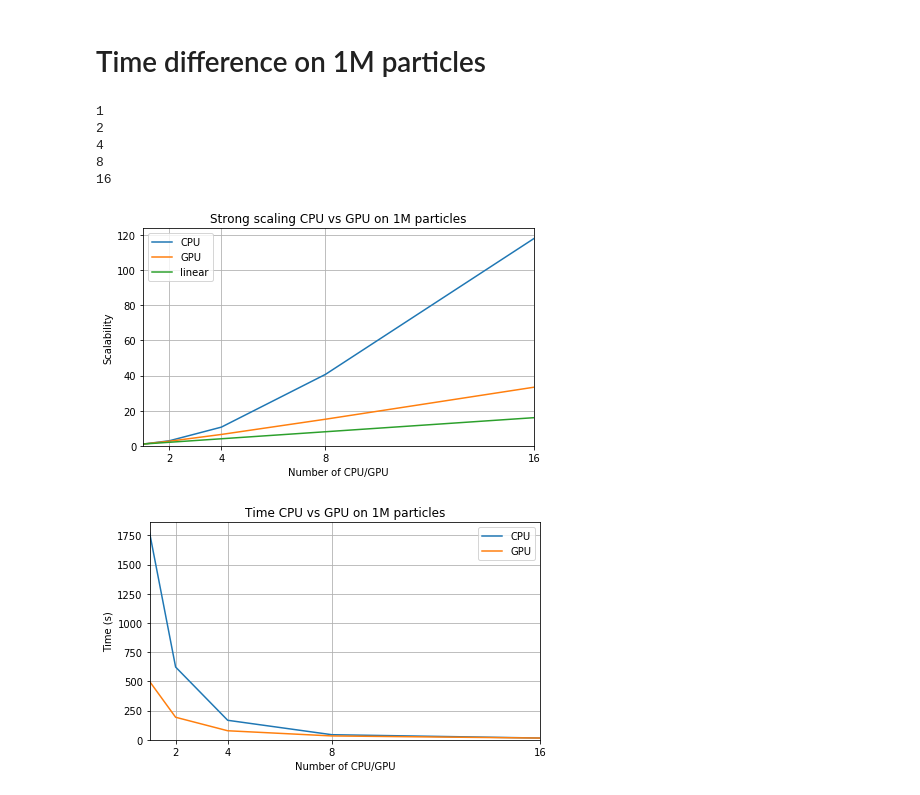
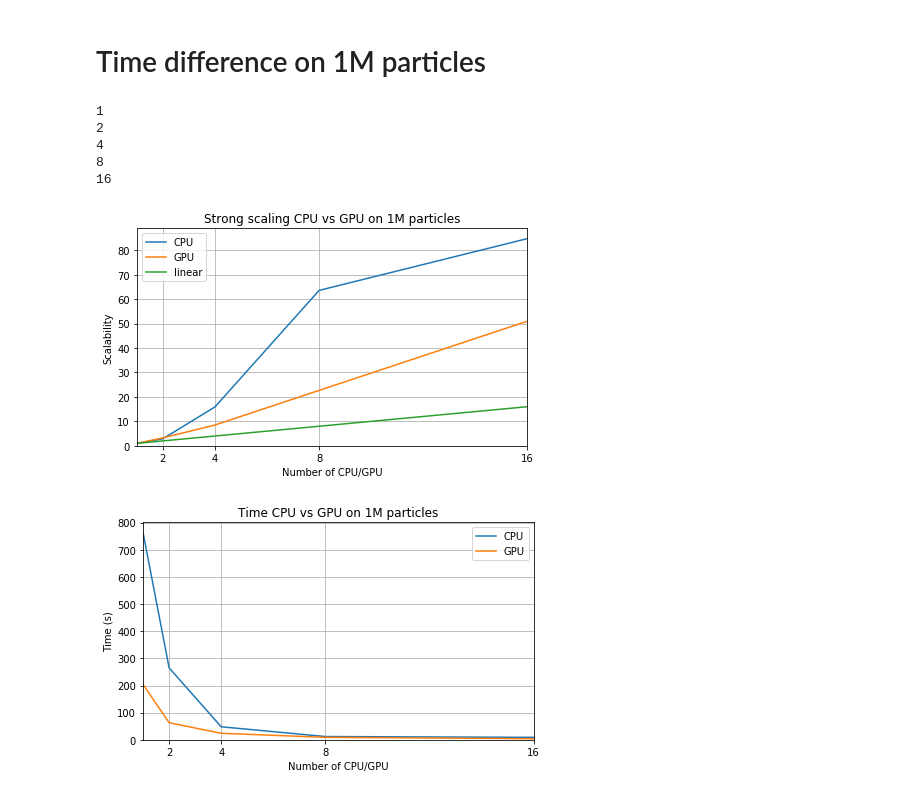
Before and after one commit to JulienLoiseau/phd_thesis, a Jupyter notebook: python/graph_tests.ipynb, the cells around one changed output. Saved outputs shown, nothing was run; the diff lists cells and outputs as text; code cells hidden in the pictures.

```diff
--- a/python/graph_tests.ipynb
+++ b/python/graph_tests.ipynb
@@ -118,9 +135,10 @@ from matplotlib.ticker import MultipleLocator, FuncFormatter
 
 n = 5
 
+
 nodes = [2**x for x in np.arange(0,n)]
-cpu = np.array([1773.5,622.8,167.01,43.62,15.04])
-gpu = np.array([500,193,77.429,33.05,15])
+cpu = np.array([763,265,48,12,9])
+gpu = np.array([204,63,24,9,4])
 
 cpu_strong = np.zeros(n)
 gpu_strong = np.zeros(n)
@@ -140,32 +158,32 @@ plt.plot(nodes,gpu_strong,label="GPU")
 plt.plot(nodes,nodes,label="linear")
 plt.grid(True)
 plt.legend()
 plt.xlim([1,16])
 plt.ylim(ymin=0)
 tick_values = [2**x for x in np.arange(1,5)]
 plt.xticks(tick_values,[("%.0f" % x)  for x in tick_values])
 
 plt.show()
 
 
 fig = plt.figure(figsize=[7,4])
 plt.xlabel('Number of CPU/GPU')
 plt.ylabel('Time (s)')
 plt.title('Time CPU vs GPU on 1M particles')
 plt.plot(nodes,cpu,label="CPU")
 plt.plot(nodes,gpu,label="GPU")
 plt.grid(True)
 plt.legend()
 plt.xlim([1,16])
 plt.ylim(ymin=0)
 tick_values = [2**x for x in np.arange(1,5)]
 plt.xticks(tick_values,[("%.0f" % x)  for x in tick_values])
 plt.show()
 # %% [output]
 1
 2
 4
 8
 16
-[figure, old version]
+[figure, new version]
-[figure, old version]
+[figure, new version]
```
Also changed, not shown: parts of 2 cells of this notebook, 19 other files.
